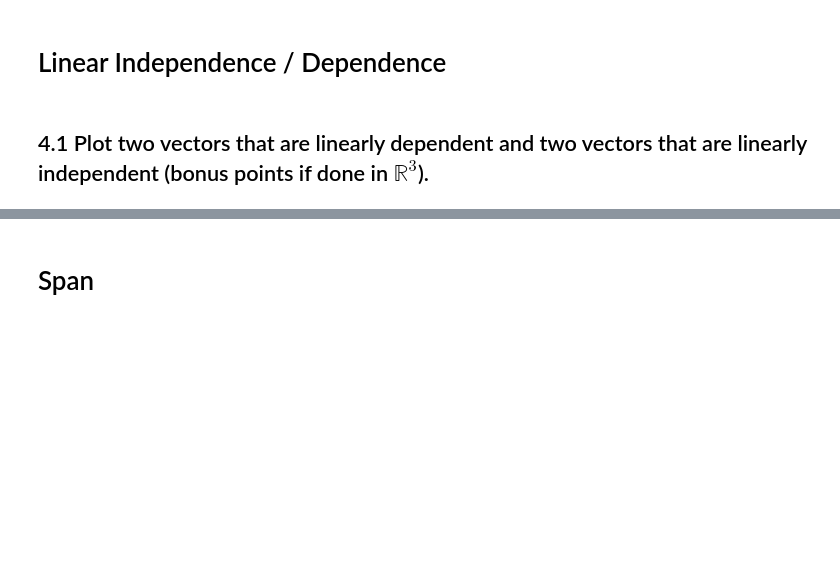
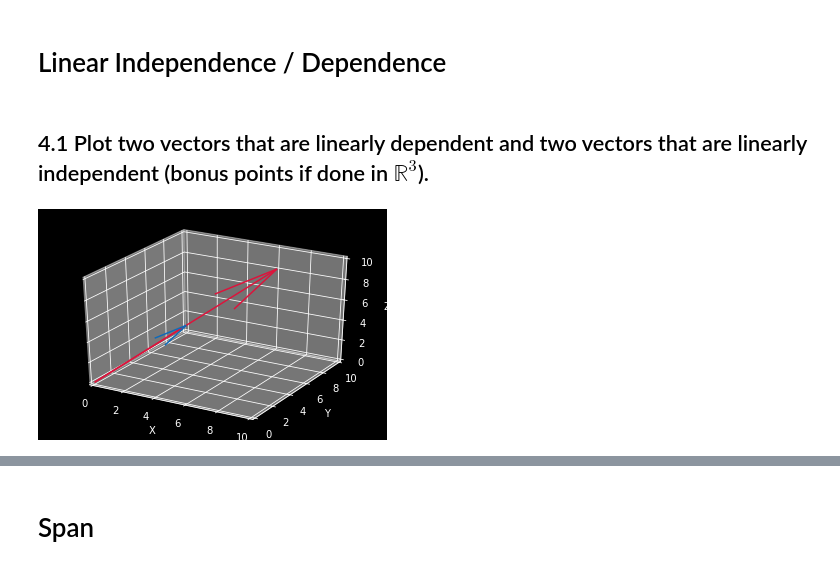
Before and after one commit to Indrejue/DS-Unit-1-Sprint-3-Linear-Algebra, a Jupyter notebook: module2-intermediate-linear-algebra/Antony_Farag_LS_DS_132_Intermediate_Linear_Algebra_Assignment.ipynb, the cells around one changed output, grey strips where cells are left out. Saved outputs shown, nothing was run; the diff lists cells and outputs as text; code cells hidden in the pictures; blank space fills up the shorter version.

```diff
--- a/module2-intermediate-linear-algebra/Antony_Farag_LS_DS_132_Intermediate_Linear_Algebra_Assignment.ipynb
+++ b/module2-intermediate-linear-algebra/Antony_Farag_LS_DS_132_Intermediate_Linear_Algebra_Assignment.ipynb
@@ -224,3 +255,27 @@ f = \begin{bmatrix} 4 & 12 & 11 & 9 & 2 \end{bmatrix}
 # Linear Independence / Dependence
 # %% [markdown]
 ## 4.1 Plot two vectors that are linearly dependent and two vectors that are linearly independent (bonus points if done in $\mathbb{R}^3$).
+# %%
+# Create 2 vectors that are linearly dependent
+p=np.array([0,0,0,3,5,4])
+q=np.array([0,0,0,6,10,8])
+#zip the array values to defined variables that can be read by the ploting function
+X,Y,Z,U,V,W=zip(p,q)
+# setting up colors
+colors=['crimson','crimson','#0f6ab9','#0f6ab9']
+#setting up the graph paramiter
+fig = plt.figure()
+ax = fig.add_subplot(111, projection='3d')
+#plotin the arrows
+ax.quiver(X,Y,Z,U,V,W, color=colors)
+# Setting the bounds of the graph space
+ax.set_xlim([0, 10])
+ax.set_ylim([0, 10])
+ax.set_zlim([0, 10])
+#lableing the 3 axes of the graph
+ax.set_xlabel('X')
+ax.set_ylabel('Y')
+ax.set_zlabel('Z')
+plt.show()
+# %% [output]
+[figure, added]
```
Also changed, not shown: parts of 16 cells of this notebook.
